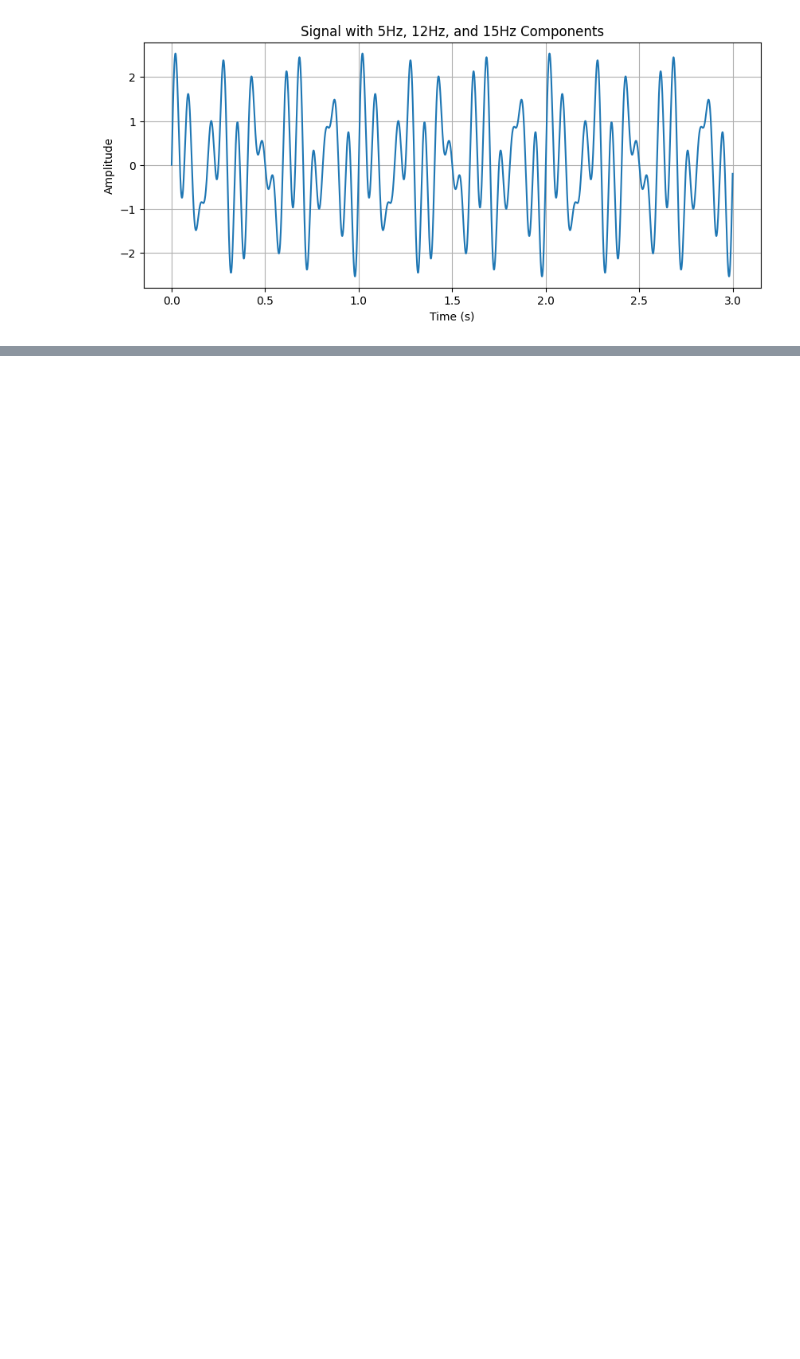
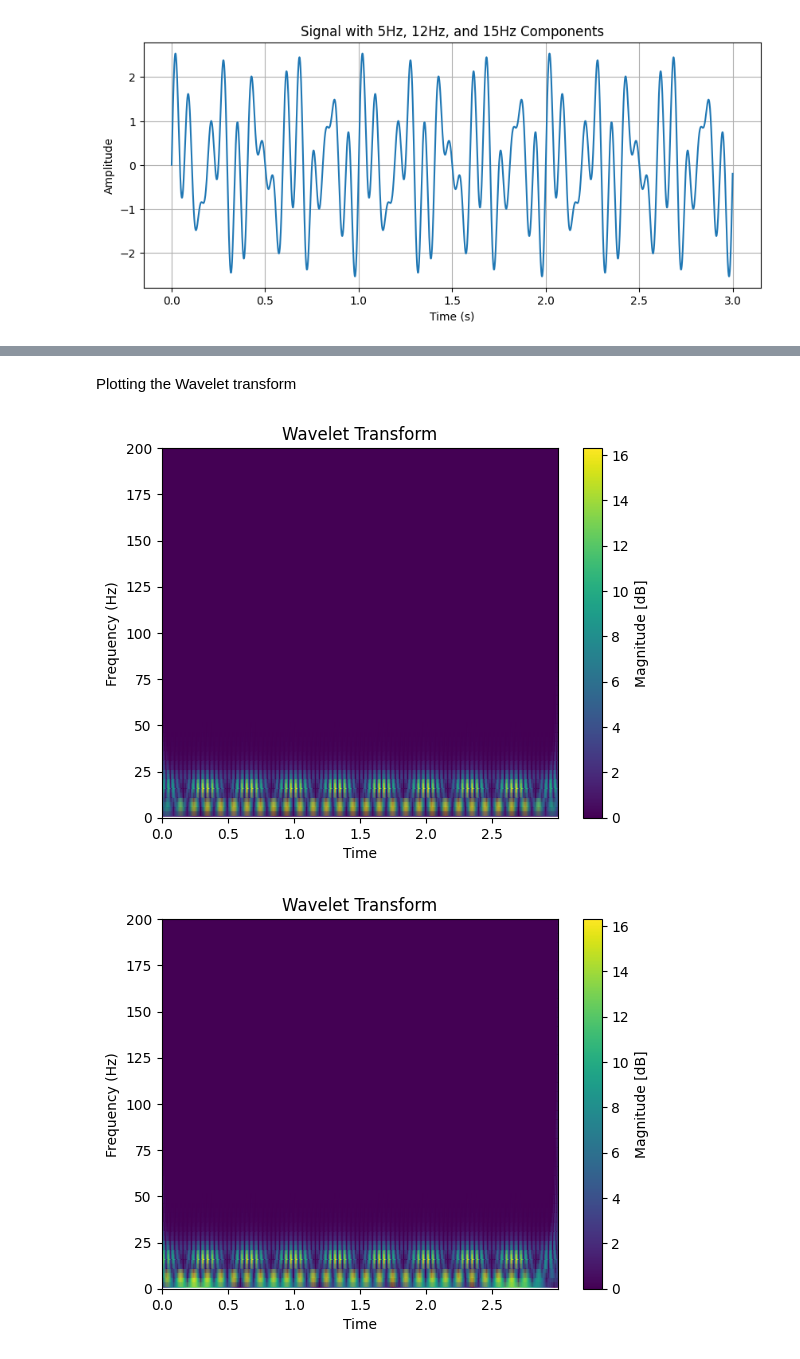
Before and after one commit to sunnivaf/TTK7-project1, a Jupyter notebook: playground.ipynb, the cells around one changed output, grey strips where cells are left out. Cells and saved outputs as stored; diff of their text form; code cells hidden in the pictures; blank space fills up the shorter version.

```diff
--- a/playground.ipynb
+++ b/playground.ipynb
@@ -50,0 +75,11 @@ x, y, z = stft(signal=signal_lfq)
+# %% [markdown]
+Plotting the Wavelet transform
+# %%
+cwt = wt(t, signal)
+cwt = wt(t, signal_o)
+cwt = wt(t, signal_wn)
+cwt = wt(t, signal_lfq)
+cwt = wt(t, signal_o_wn)
+# %% [output]
+[figure, added]
+[figure, added]
```
Also changed, not shown: parts of 7 cells of this notebook.
